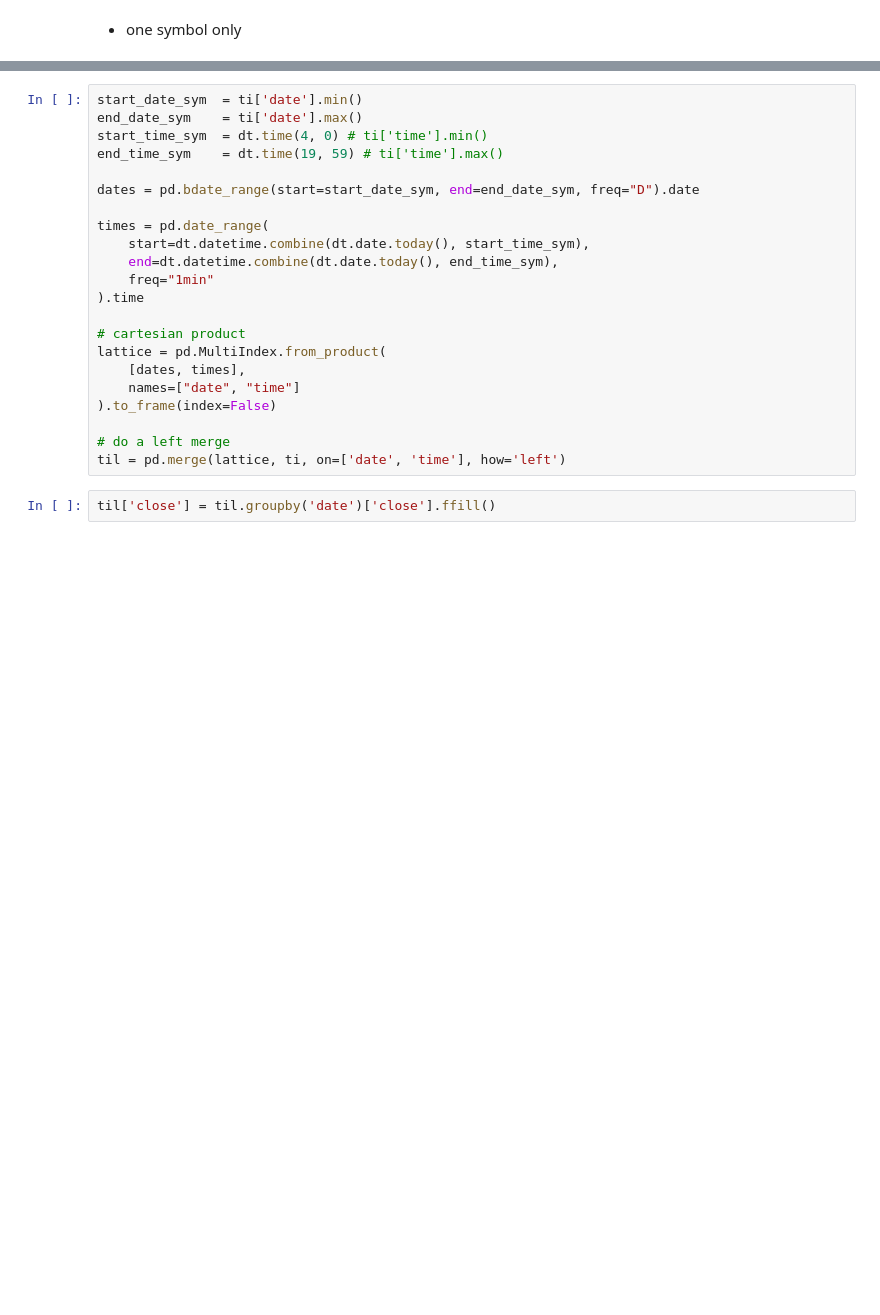
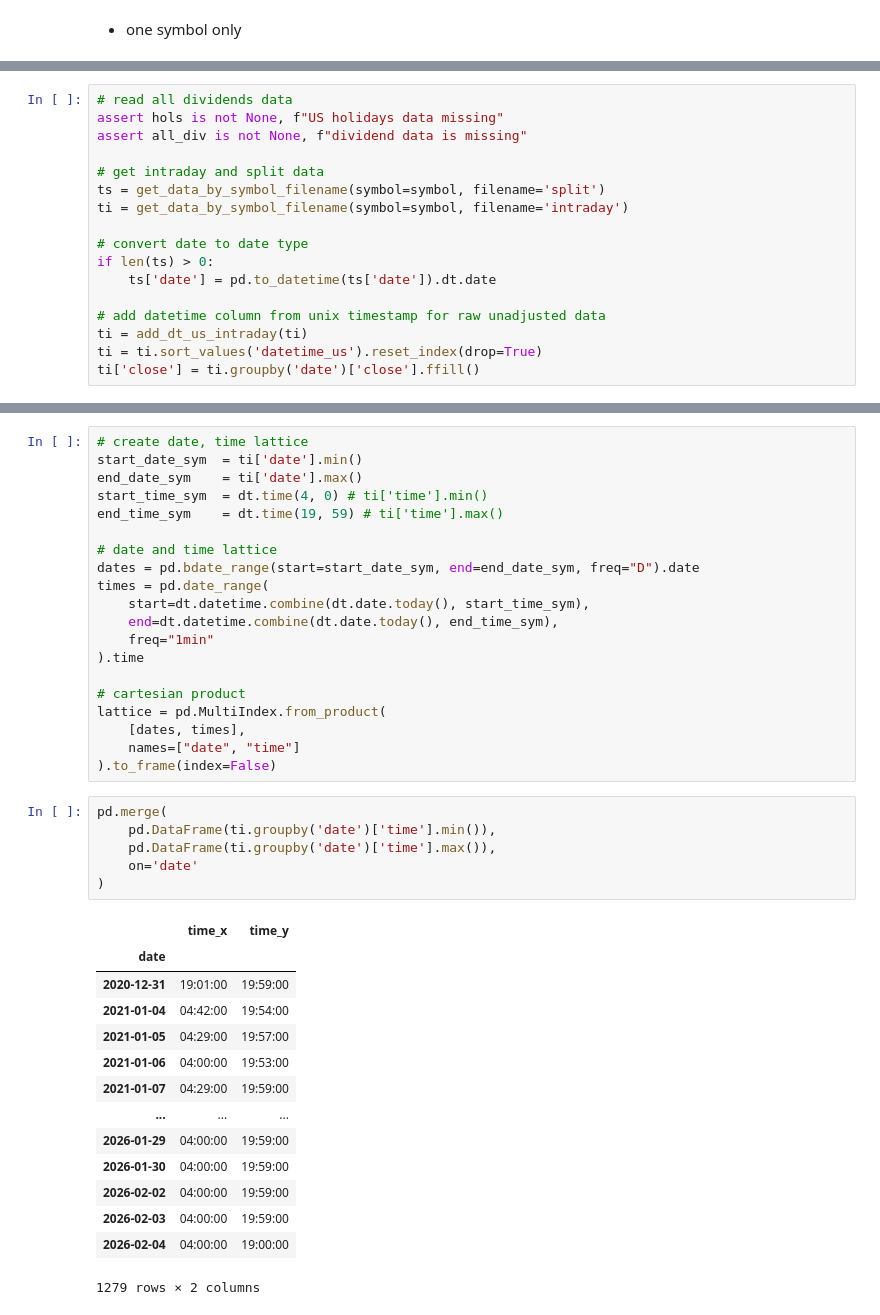
Before and after one commit to justy3/eodhd_data, a Jupyter notebook: intraday_adj.ipynb, the cells around one changed output, grey strips where cells are left out. Cells and saved outputs as stored; diff of their text form; blank space fills up the shorter version.

```diff
--- a/intraday_adj.ipynb
+++ b/intraday_adj.ipynb
@@ -58,0 +50,17 @@ datetime.time(19, 59)
+# %%
+# read all dividends data
+assert hols is not None, f"US holidays data missing"
+assert all_div is not None, f"dividend data is missing"
+
+# get intraday and split data
+ts = get_data_by_symbol_filename(symbol=symbol, filename='split')
+ti = get_data_by_symbol_filename(symbol=symbol, filename='intraday')
+
+# convert date to date type
+if len(ts) > 0:
+	ts['date'] = pd.to_datetime(ts['date']).dt.date
+
+# add datetime column from unix timestamp for raw unadjusted data
+ti = add_dt_us_intraday(ti)
+ti = ti.sort_values('datetime_us').reset_index(drop=True)
+ti['close'] = ti.groupby('date')['close'].ffill()
@@ -59,11 +70,12 @@ datetime.time(19, 59)
 # %%
+# create date, time lattice
 start_date_sym	= ti['date'].min()
 end_date_sym	= ti['date'].max()
 start_time_sym	= dt.time(4, 0) # ti['time'].min()
 end_time_sym	= dt.time(19, 59) # ti['time'].max()
 
+# date and time lattice
 dates = pd.bdate_range(start=start_date_sym, end=end_date_sym, freq="D").date
-
 times = pd.date_range(
 	start=dt.datetime.combine(dt.date.today(), start_time_sym),
 	end=dt.datetime.combine(dt.date.today(), end_time_sym),
@@ -75,9 +87,25 @@ lattice = pd.MultiIndex.from_product(
 	[dates, times],
 	names=["date", "time"]
 ).to_frame(index=False)
-
-# do a left merge
-til = pd.merge(lattice, ti, on=['date', 'time'], how='left')
-# %%
-til['close'] = til.groupby('date')['close'].ffill()
+# %%
+pd.merge(
+	pd.DataFrame(ti.groupby('date')['time'].min()),
+	pd.DataFrame(ti.groupby('date')['time'].max()),
+	on='date'
+)
+# %% [output]
+|  | time_x | time_y |
+| date |  |  |
+| 2020-12-31 | 19:01:00 | 19:59:00 |
+| 2021-01-04 | 04:42:00 | 19:54:00 |
+| 2021-01-05 | 04:29:00 | 19:57:00 |
+| 2021-01-06 | 04:00:00 | 19:53:00 |
+| 2021-01-07 | 04:29:00 | 19:59:00 |
+| ... | ... | ... |
+| 2026-01-29 | 04:00:00 | 19:59:00 |
+| 2026-01-30 | 04:00:00 | 19:59:00 |
+| 2026-02-02 | 04:00:00 | 19:59:00 |
+| 2026-02-03 | 04:00:00 | 19:59:00 |
+| 2026-02-04 | 04:00:00 | 19:00:00 |
+1279 rows × 2 columns
 # %%
```
Also changed, not shown: parts of 28 cells of this notebook, 2 other files.
